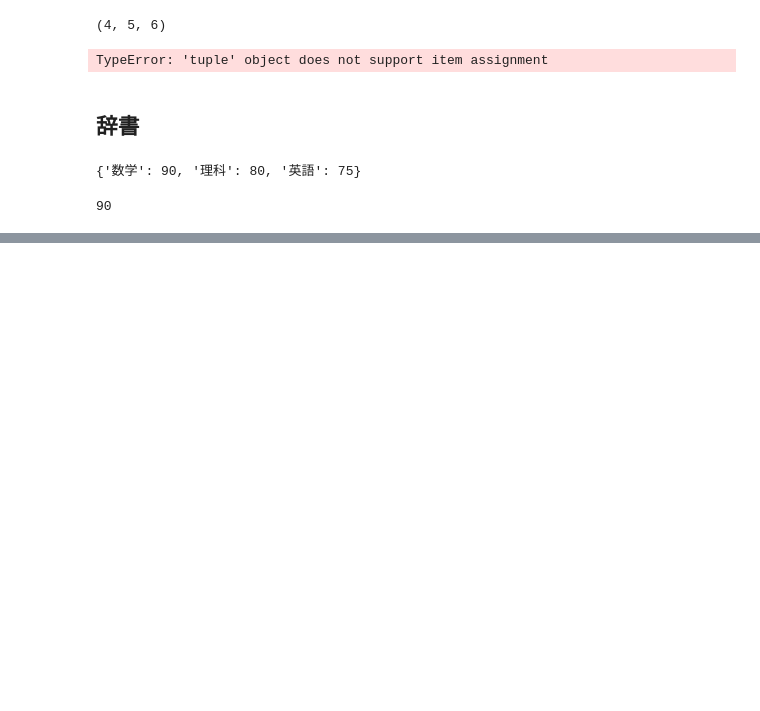
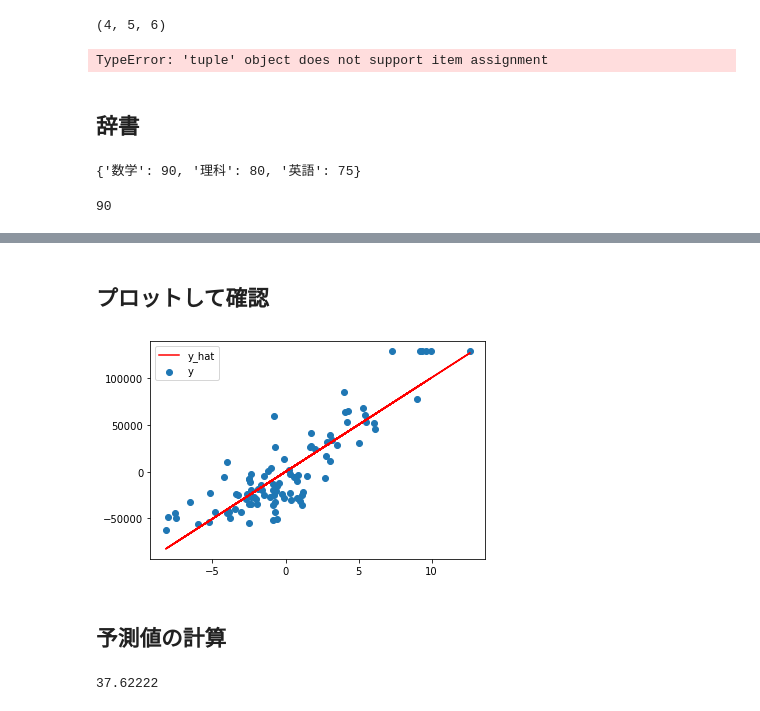
Before and after one commit to rikutakuma/kikagaku, a Jupyter notebook: Python速習.ipynb, the cells around one changed output, grey strips where cells are left out. Drawn from its saved outputs; the diff is of its cells as text; code cells hidden in the pictures; blank space fills up the shorter version.

```diff
--- a/Python速習.ipynb
+++ b/Python速習.ipynb
@@ -217,0 +495,11 @@ results['数学']
+# %% [markdown]
+## プロットして確認
+# %%
+plt.scatter(x, y, label='y') #実測値
+plt.plot(x, a*x, label='y_hat', color='red') #予測値
+plt.legend() #判例の表示
+plt.show()
+# %% [output]
+[figure, added]
+# %% [markdown]
+## 予測値の計算
@@ -217,0 +510,4 @@ results['数学']
+# %%
+mean['x']
+# %% [output]
+37.62222
```
Also changed, not shown: parts of 80 cells of this notebook, 1 other file.
